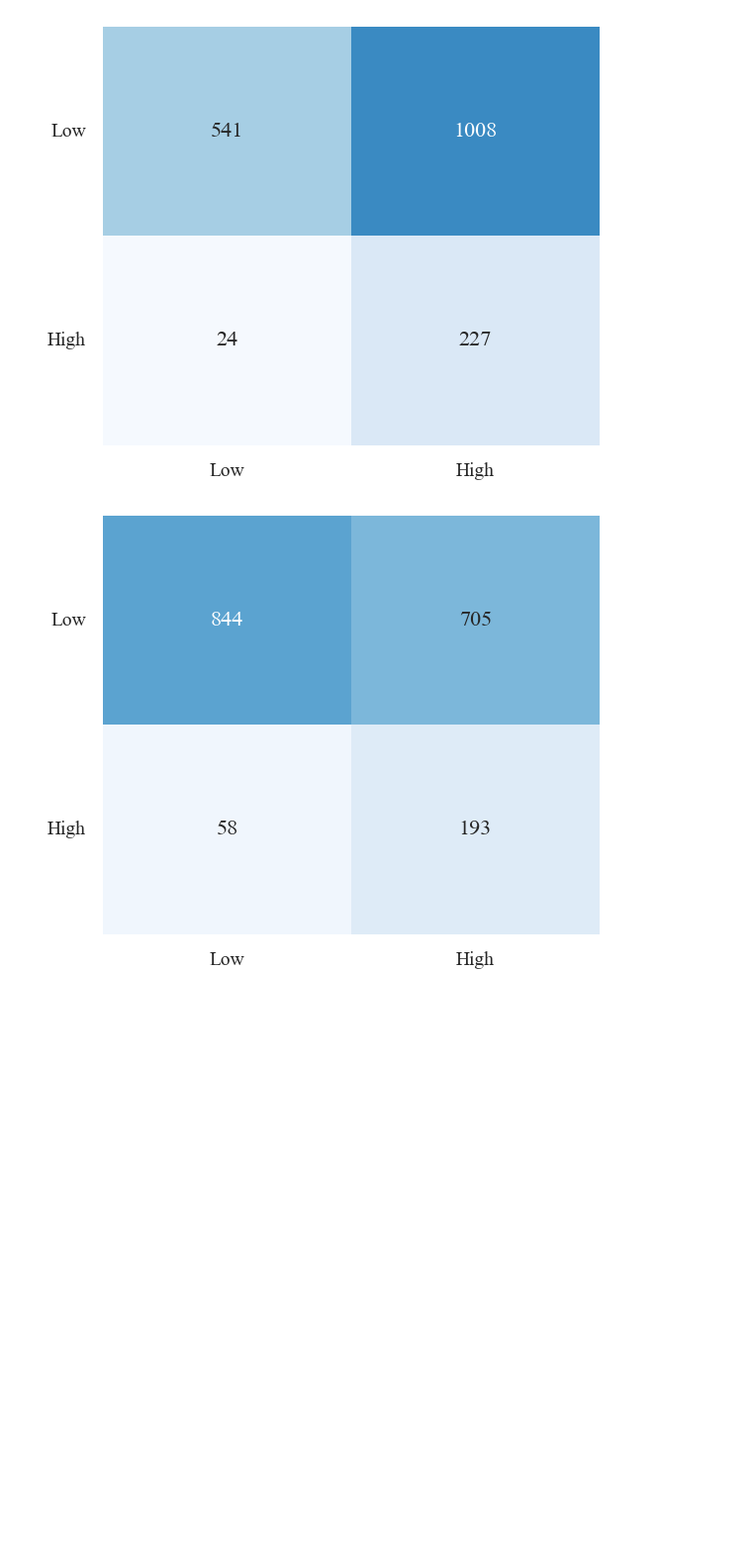
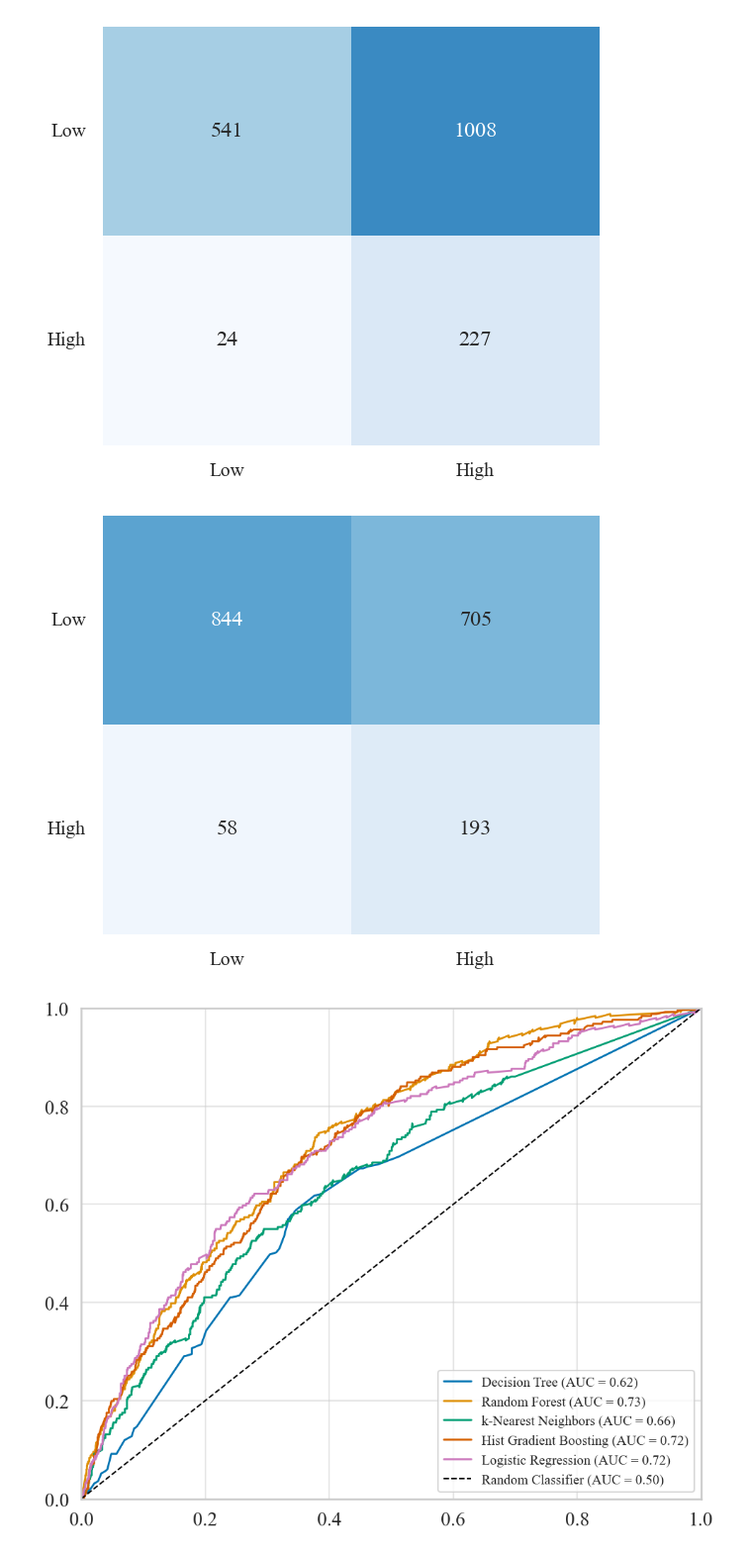
Before and after one commit to francescolatino67/icu_challenge, a Jupyter notebook: images_generator.ipynb, the cells around one changed output. Shown at 99% size. Saved outputs shown, nothing was run; the diff lists cells and outputs as text; code cells hidden in the pictures; blank space fills up the shorter version.

Commit message:
Generated presentation images

```diff
--- a/images_generator.ipynb
+++ b/images_generator.ipynb
@@ -247,3 +247,62 @@ Saved results/confusion_matrix_Phase_2_KNN.png
 [figure]
 [figure]
 [figure]
+# %%
+# --- 1. Set Font Configuration ---
+plt.rcParams['font.family'] = 'serif'
+plt.rcParams['font.serif'] = ['Times New Roman', 'Times', 'DejaVu Serif']
+plt.rcParams['font.size'] = 16
+
+# --- 2. Load Data ---
+try:
+    df = pd.read_csv('all_roc_curves.csv')
+except FileNotFoundError:
+    df = pd.read_csv('results/all_roc_curves.csv')
+
+# --- 3. Filter for Phase 1 ---
+df_phase1 = df[df['Phase'] == 'Phase 1']
+
+# --- 4. Plotting ---
+plt.figure(figsize=(10, 8))
+
+# Get unique models
+models = df_phase1['Model'].unique()
+
+# Use a distinct color palette
+palette = sns.color_palette("colorblind", len(models))
+
+for i, model in enumerate(models):
+    # Subset data for the specific model
+    model_data = df_phase1[df_phase1['Model'] == model].sort_values('FPR')
+
+    # Extract AUC (taking the first value as it's repeated for the model)
+    auc_score = model_data['AUC'].iloc[0]
+
+    # Plot curve
+    plt.plot(model_data['FPR'], model_data['TPR'],
+             label=f'{model} (AUC = {auc_score:.2f})',
+             color=palette[i], linewidth=2)
+
+# Add diagonal reference line (Random Chance)
+plt.plot([0, 1], [0, 1], 'k--', lw=1.5, label='Random Classifier (AUC = 0.50)')
+
+# Labels and Title
+plt.xlim([0.0, 1.0])
+plt.ylim([0.0, 1.0])
+plt.xticks(fontsize=20)
+plt.yticks(fontsize=20)
+# plt.xlabel('False Positive Rate', fontsize=16)
+# plt.ylabel('True Positive Rate', fontsize=16)
+# plt.title('ROC Curves Comparison - Phase 1', fontsize=20, pad=20)
+
+# Legend
+plt.legend(loc="lower right", fontsize=14)#, frameon=False, fancybox=False, edgecolor='black')
+
+# Grid
+plt.grid(True, alpha=0.5)
+
+# Save
+plt.tight_layout()
+plt.savefig('results/roc_curves_phase1.png', dpi=300)
+# %% [output]
+[figure, added]
```
Also changed, not shown: parts of 2 cells of this notebook, 5 other files.
